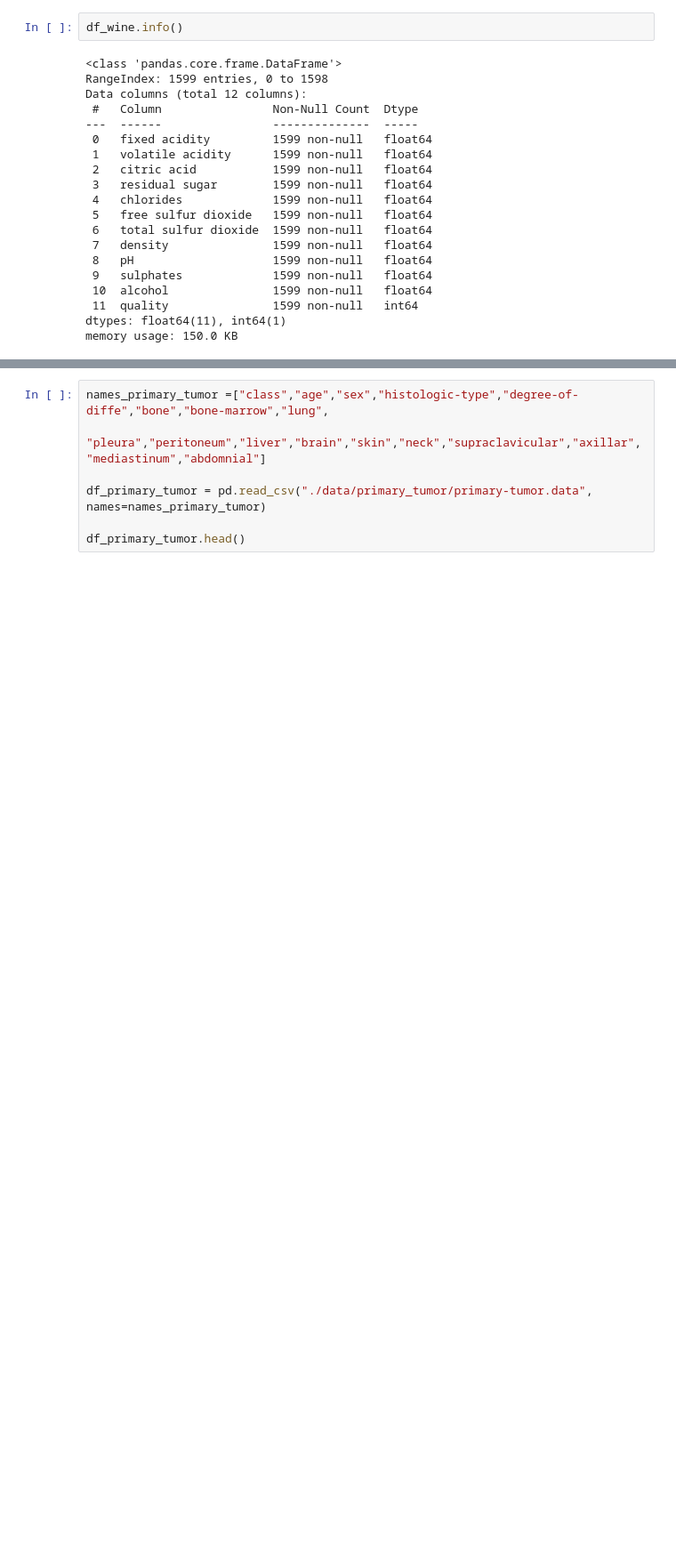
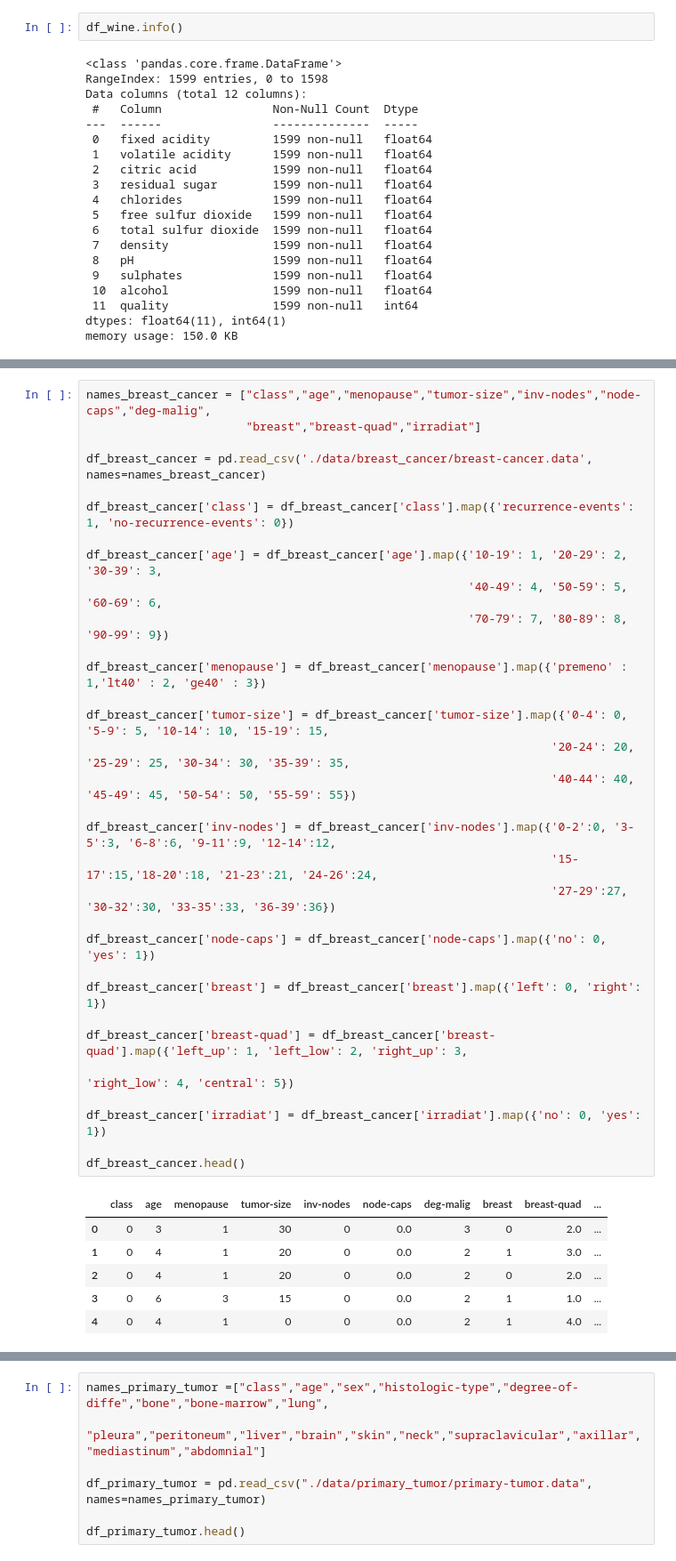
Before and after one commit to Bianca008/IDS_Lixandru_Pepene, a Jupyter notebook: Laborator6.ipynb, the cells around one changed output, grey strips where cells are left out. Shown: that part at 89% size. Saved outputs shown, nothing was run; the diff lists cells and outputs as text; blank space fills up the shorter version.

```diff
--- a/Laborator6.ipynb
+++ b/Laborator6.ipynb
@@ -122,3 +108,42 @@ df_breast_cancer.head()
+# %%
+names_breast_cancer = ["class","age","menopause","tumor-size","inv-nodes","node-caps","deg-malig",
+                       "breast","breast-quad","irradiat"]
+
+df_breast_cancer = pd.read_csv('./data/breast_cancer/breast-cancer.data', names=names_breast_cancer)
+
+df_breast_cancer['class'] = df_breast_cancer['class'].map({'recurrence-events': 1, 'no-recurrence-events': 0})
+
+df_breast_cancer['age'] = df_breast_cancer['age'].map({'10-19': 1, '20-29': 2, '30-39': 3,
+                                                       '40-49': 4, '50-59': 5, '60-69': 6,
+                                                       '70-79': 7, '80-89': 8, '90-99': 9})
+
+df_breast_cancer['menopause'] = df_breast_cancer['menopause'].map({'premeno' : 1,'lt40' : 2, 'ge40' : 3})
+
+df_breast_cancer['tumor-size'] = df_breast_cancer['tumor-size'].map({'0-4': 0, '5-9': 5, '10-14': 10, '15-19': 15,
+                                                                   '20-24': 20, '25-29': 25, '30-34': 30, '35-39': 35,
+                                                                   '40-44': 40, '45-49': 45, '50-54': 50, '55-59': 55})
+
+df_breast_cancer['inv-nodes'] = df_breast_cancer['inv-nodes'].map({'0-2':0, '3-5':3, '6-8':6, '9-11':9, '12-14':12,
+                                                                   '15-17':15,'18-20':18, '21-23':21, '24-26':24,
+                                                                   '27-29':27, '30-32':30, '33-35':33, '36-39':36})
+
+df_breast_cancer['node-caps'] = df_breast_cancer['node-caps'].map({'no': 0, 'yes': 1})
+
+df_breast_cancer['breast'] = df_breast_cancer['breast'].map({'left': 0, 'right': 1})
+
+df_breast_cancer['breast-quad'] = df_breast_cancer['breast-quad'].map({'left_up': 1, 'left_low': 2, 'right_up': 3,
+                                                                       'right_low': 4, 'central': 5})
+
+df_breast_cancer['irradiat'] = df_breast_cancer['irradiat'].map({'no': 0, 'yes': 1})
+
+df_breast_cancer.head()
+# %% [output]
+|  | class | age | menopause | tumor-size | inv-nodes | node-caps | deg-malig | breast | breast-quad | ... |
+| 0 | 0 | 3 | 1 | 30 | 0 | 0.0 | 3 | 0 | 2.0 | ... |
+| 1 | 0 | 4 | 1 | 20 | 0 | 0.0 | 2 | 1 | 3.0 | ... |
+| 2 | 0 | 4 | 1 | 20 | 0 | 0.0 | 2 | 0 | 2.0 | ... |
+| 3 | 0 | 6 | 3 | 15 | 0 | 0.0 | 2 | 1 | 1.0 | ... |
+| 4 | 0 | 4 | 1 | 0 | 0 | 0.0 | 2 | 1 | 4.0 | ... |
 # %%
 '''In data set-ul breast_cancer missing values sunt marcate prin '?',
 nu prin valori NaN, asa ca dorim sa inlocuim  valorile '?' cu valori
```
Also changed, not shown: parts of 74 cells of this notebook.
